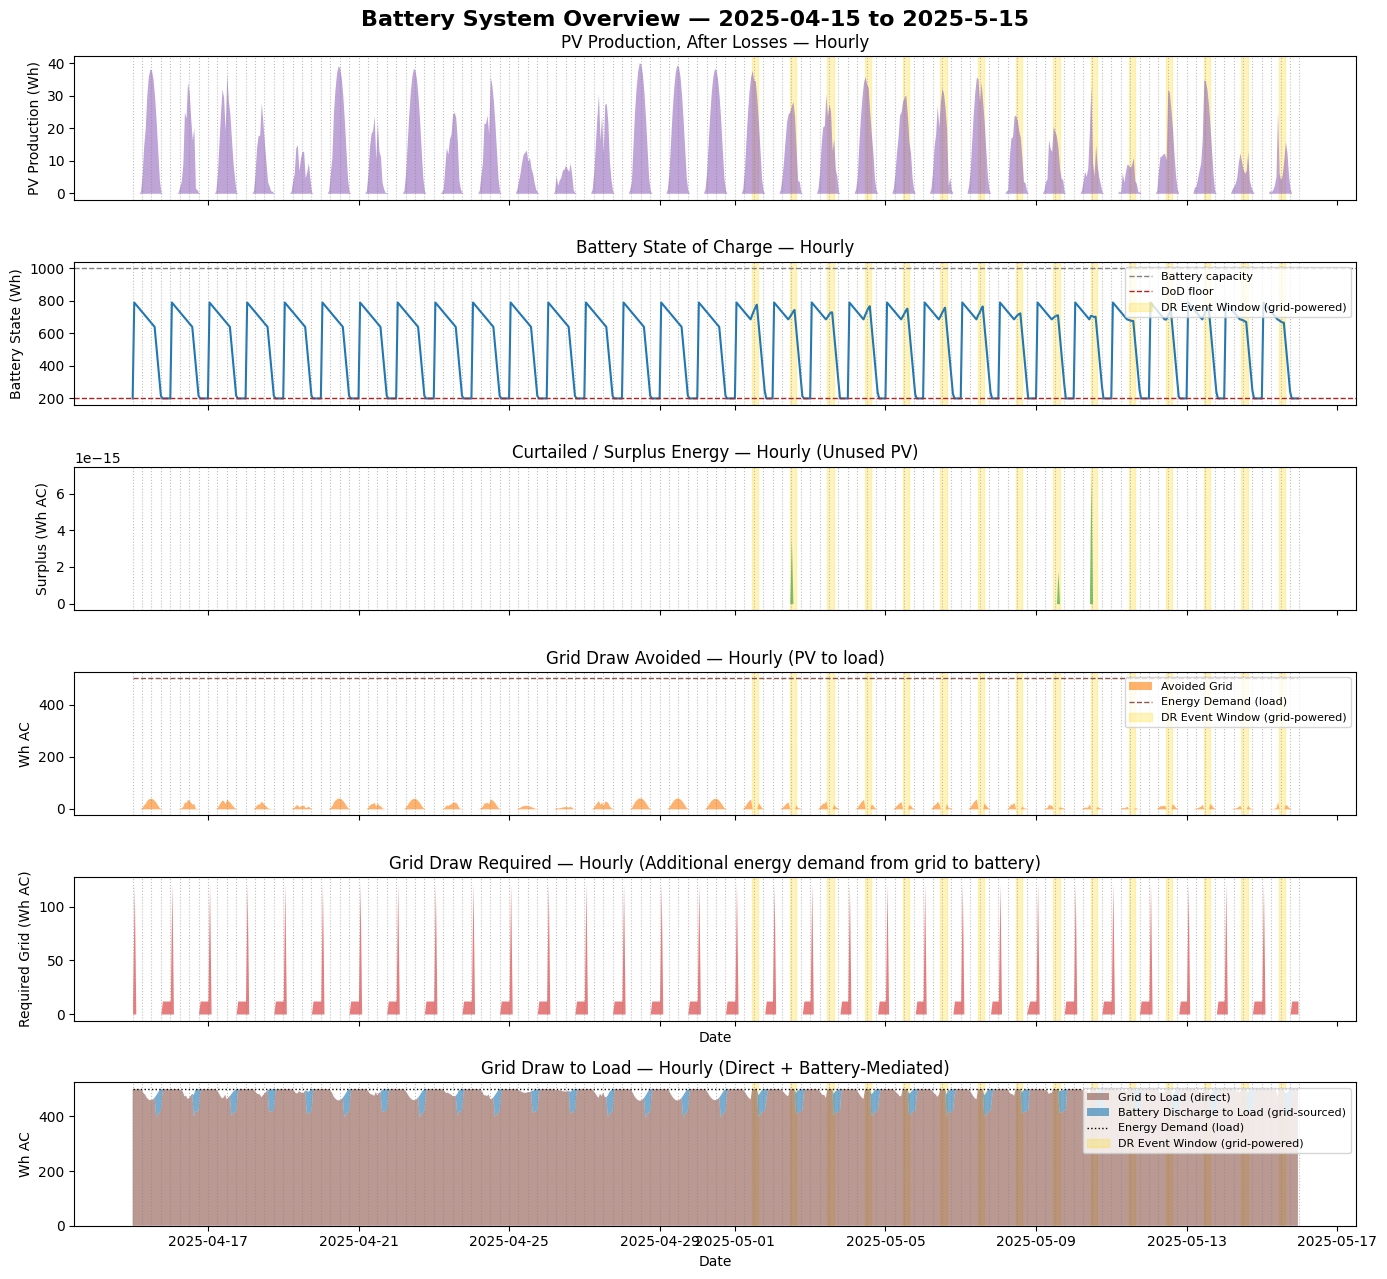
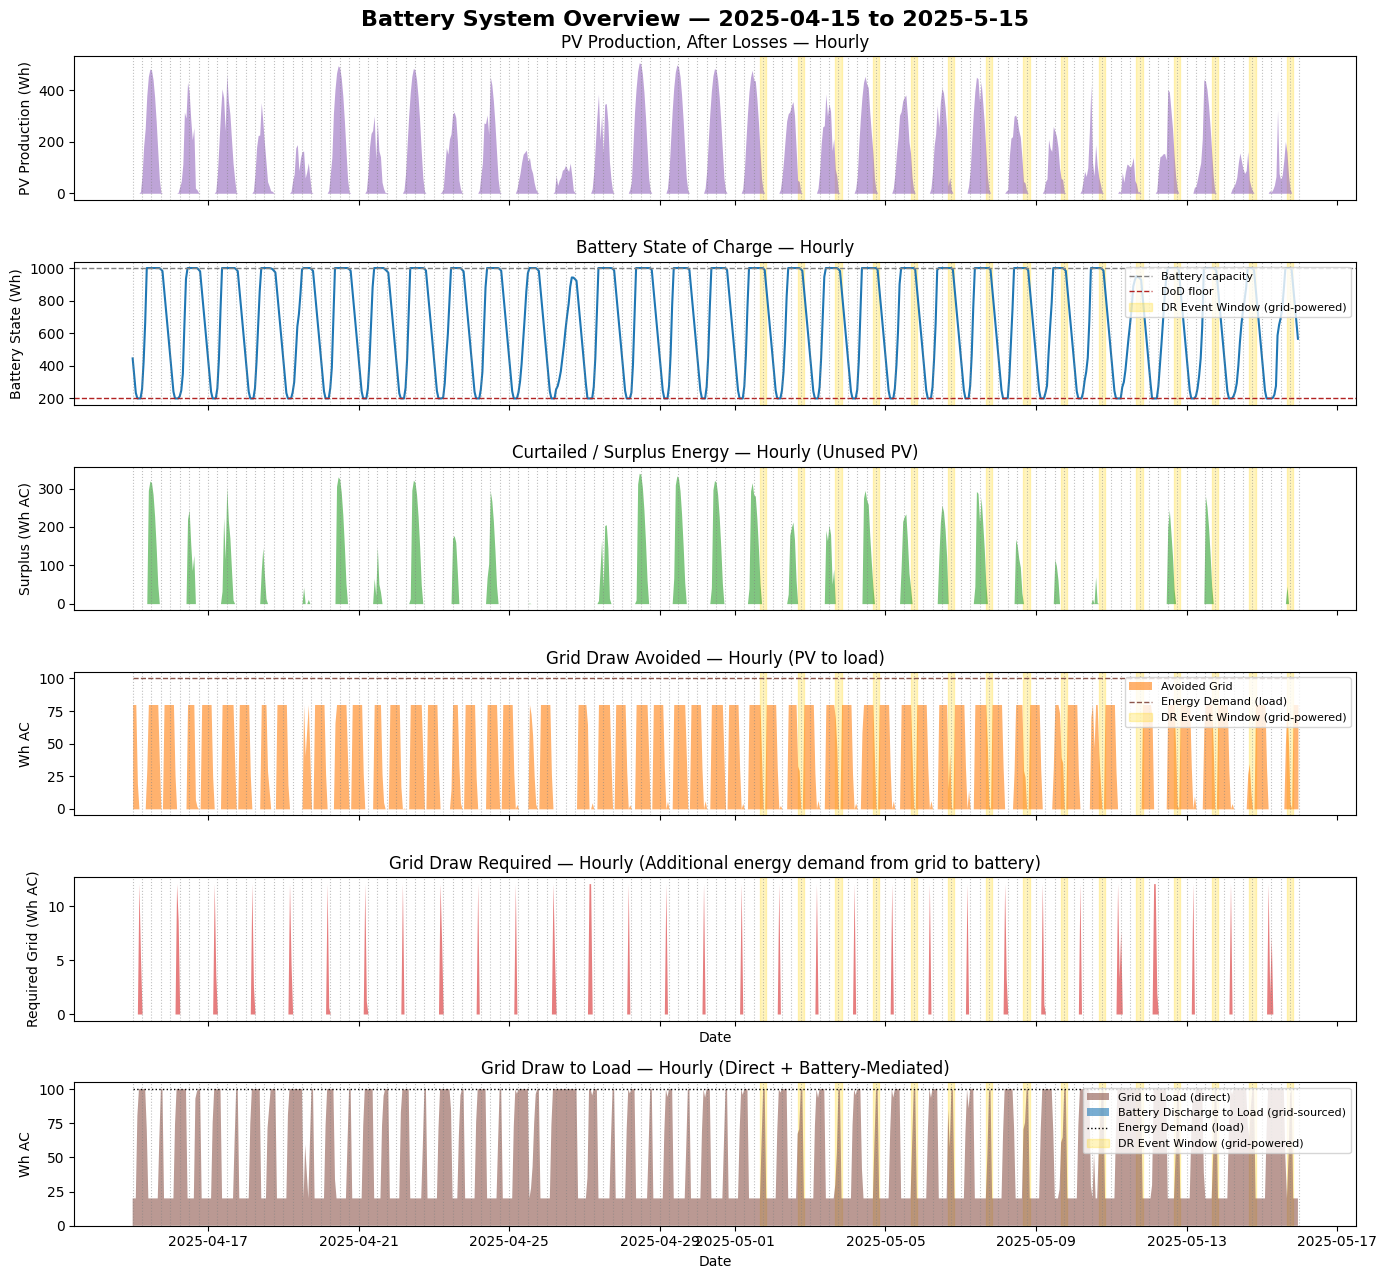
The change to this notebook cell's code, shown as a diff; its figure went from the first image to the second:
--- before
+++ after
@@ -109,4 +109,5 @@
 fig.suptitle(f'Battery System Overview — {window_start} to {window_end}', fontsize=16, fontweight='bold')
 plt.tight_layout()
-plt.savefig(f'outputs/tests/battery_system_overview_{window_start}_{window_end}_{plugin}.png', dpi=300, bbox_inches='tight')
+timestamp = datetime.now().strftime("%Y%m%d_%H%M%S")
+plt.savefig(f'outputs/tests/battery_system_overview_{window_start}_{window_end}_{plugin}_{timestamp}.png', dpi=300, bbox_inches='tight')
 plt.show()

Commit: lunch